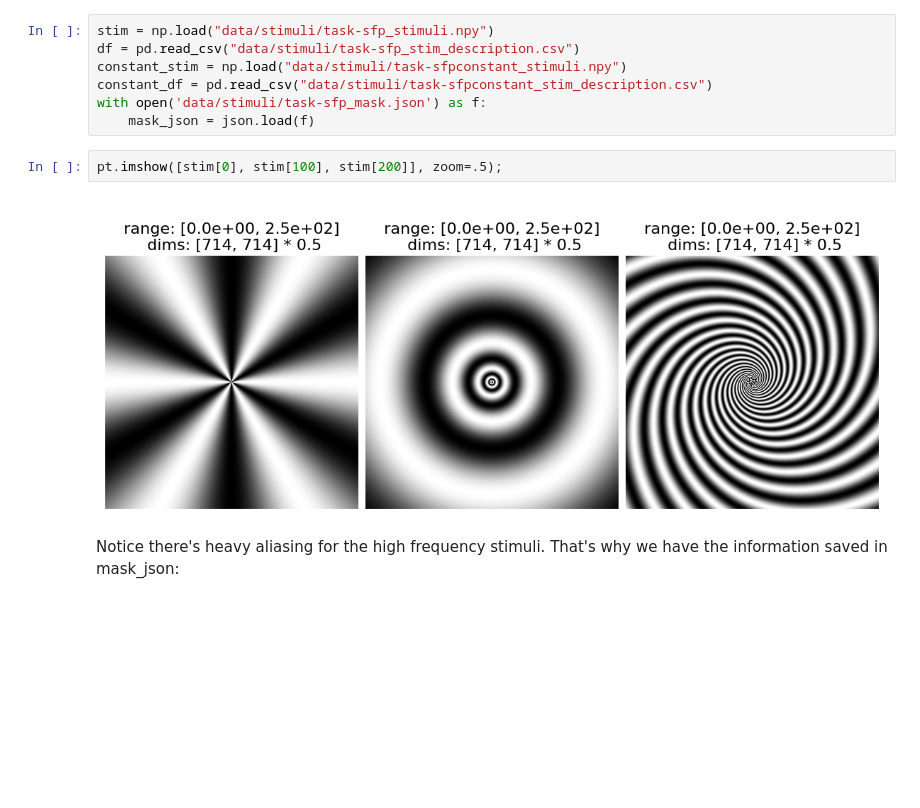
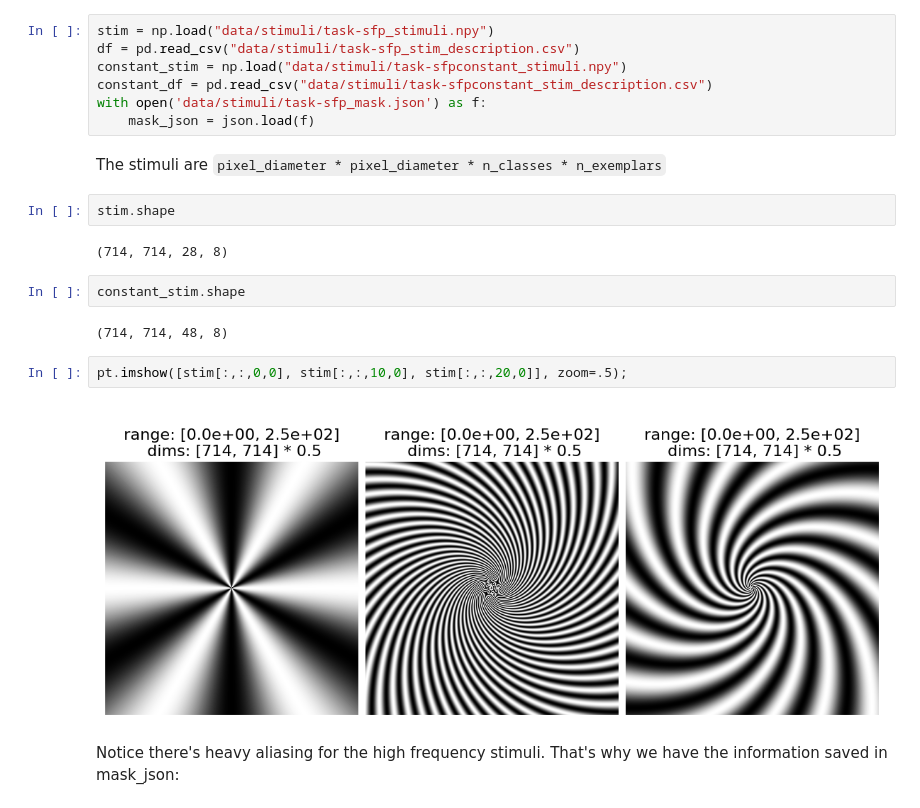
Before and after one commit to billbrod/spatial-frequency-stimuli, a Jupyter notebook: Tutorial.ipynb, the cells around one changed output. Saved outputs shown, nothing was run; the diff lists cells and outputs as text; blank space fills up the shorter version.

```diff
--- a/Tutorial.ipynb
+++ b/Tutorial.ipynb
@@ -165,10 +165,20 @@ constant_stim = np.load("data/stimuli/task-sfpconstant_stimuli.npy")
 constant_df = pd.read_csv("data/stimuli/task-sfpconstant_stim_description.csv")
 with open('data/stimuli/task-sfp_mask.json') as f:
     mask_json = json.load(f)
+# %% [markdown]
+The stimuli are `pixel_diameter * pixel_diameter * n_classes * n_exemplars`
+# %%
+stim.shape
+# %% [output]
+(714, 714, 28, 8)
+# %%
+constant_stim.shape
+# %% [output]
+(714, 714, 48, 8)
 # %%
-pt.imshow([stim[0], stim[100], stim[200]], zoom=.5);
+pt.imshow([stim[:,:,0,0], stim[:,:,10,0], stim[:,:,20,0]], zoom=.5);
 # %% [output]
-[figure, old version]
+[figure, new version]
 # %% [markdown]
 Notice there's heavy aliasing for the high frequency stimuli. That's why we have the information saved in mask_json:
 # %%
```
Also changed, not shown: parts of 15 cells of this notebook.
